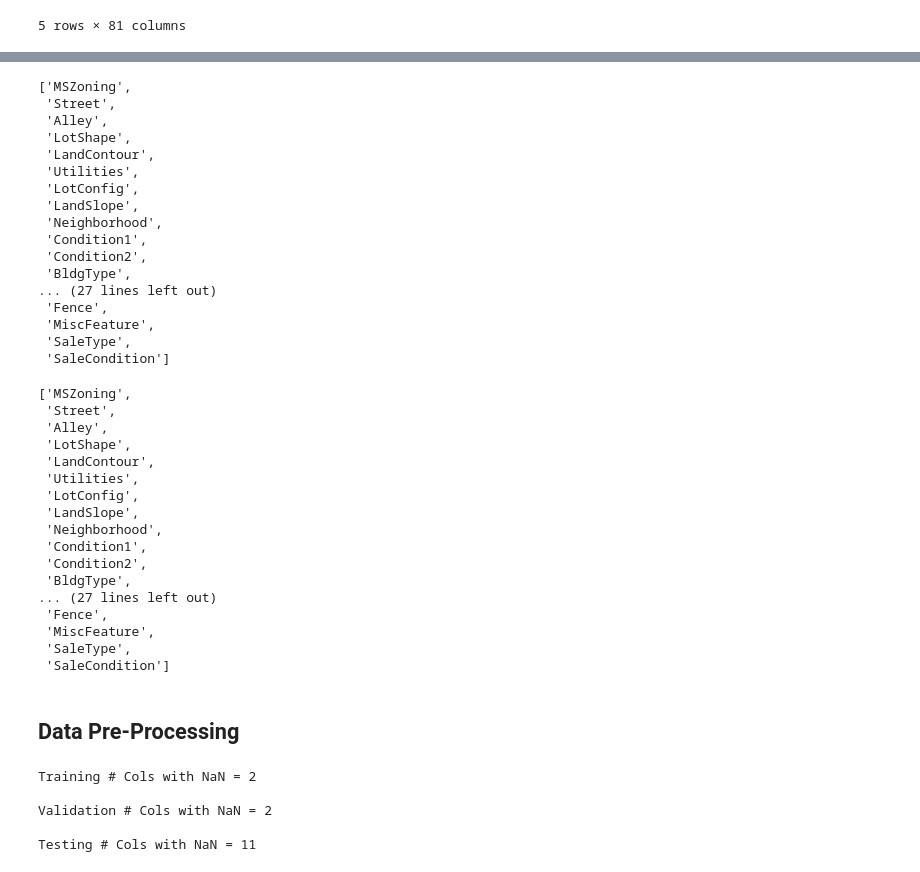
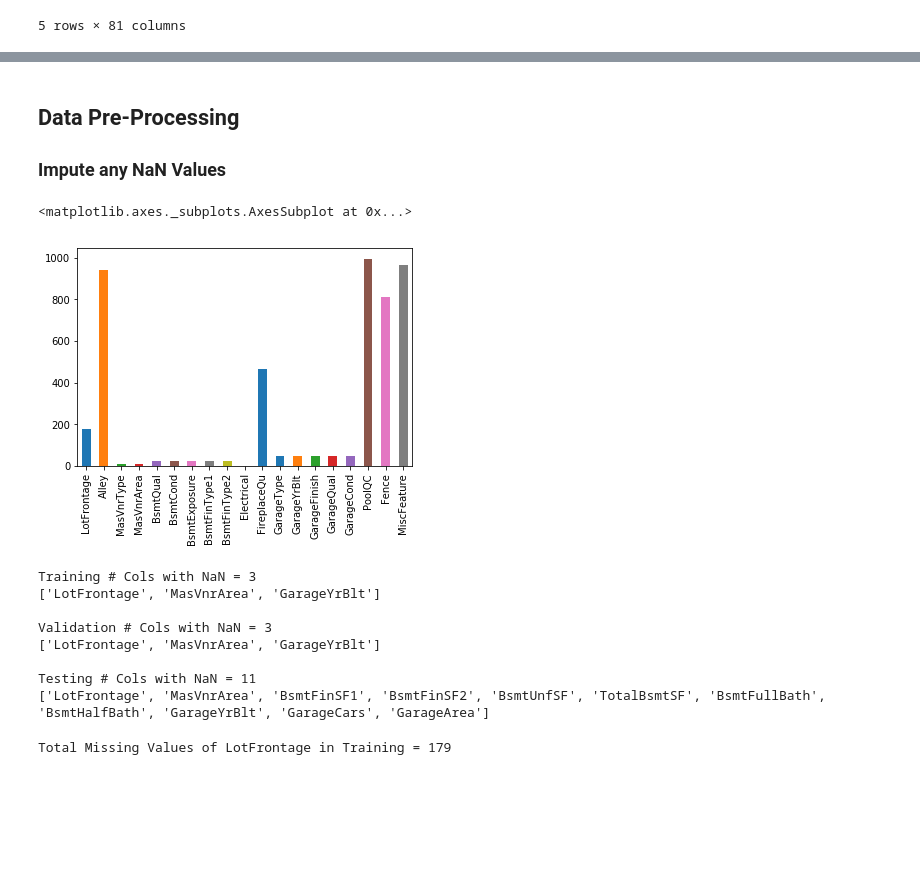
Before and after one commit to Wilson2214/HousePrice-MLClass, a Jupyter notebook: House Prices - Initial Linear Regression.ipynb, the cells around one changed output, grey strips where cells are left out. Drawn from its saved outputs; the diff is of its cells as text; code cells hidden in the pictures; blank space fills up the shorter version.

Commit message:
Replace Numerical NaN values

```diff
--- a/House Prices - Initial Linear Regression.ipynb
+++ b/House Prices - Initial Linear Regression.ipynb
@@ -62,61 +61,30 @@ valid = h2ovalid.as_data_frame()
 # Categorical Values
 
 cat_train = train.select_dtypes(include=['object'])
-list(cat_train)
 cat_valid = valid.select_dtypes(include=['object'])
-list(cat_valid)
 cat_test = test.select_dtypes(include=['object'])
-list(cat_test)
-# %% [output]
-['MSZoning',
- 'Street',
- 'Alley',
- 'LotShape',
- 'LandContour',
- 'Utilities',
- 'LotConfig',
- 'LandSlope',
- 'Neighborhood',
- 'Condition1',
- 'Condition2',
- 'BldgType',
-... (27 lines left out)
- 'Fence',
- 'MiscFeature',
- 'SaleType',
- 'SaleCondition']
 # %%
 # Numerical Values
 
 num_train = train.select_dtypes(exclude=['object'])
-list(num_train)
 num_valid = valid.select_dtypes(exclude=['object'])
-list(cat_valid)
 num_test = test.select_dtypes(exclude=['object'])
-list(cat_test)
-# %% [output]
-['MSZoning',
- 'Street',
- 'Alley',
- 'LotShape',
- 'LandContour',
- 'Utilities',
- 'LotConfig',
- 'LandSlope',
- 'Neighborhood',
- 'Condition1',
- 'Condition2',
- 'BldgType',
-... (27 lines left out)
- 'Fence',
- 'MiscFeature',
- 'SaleType',
- 'SaleCondition']
 # %% [markdown]
 ## Data Pre-Processing
+
+### Impute any NaN Values
+# %%
+# Visualize Missing Values (both Numerical and Categorical)
+
+trainmissing = train.isnull().sum()
+trainmissing = trainmissing[trainmissing>0]
+
+trainmissing
+trainmissing.plot.bar()
+# %% [output]
+<matplotlib.axes._subplots.AxesSubplot at 0x...>
+[figure, added]
 # %%
-# Impute any NaN values
-
 # Numerical values I will impute NaN with the median (per professors code)
 # Determine which columns have NaN
 
@@ -127,19 +95,26 @@ tecols = num_test.columns[num_test.isna().any()].tolist()
 # Impute the median value for LotFrontage and GarageYrBlt
 
 print('Training # Cols with NaN =', len(trcols))
+print(trcols)
 print()
 print('Validation # Cols with NaN =', len(vacols))
+print(vacols)
 print()
 print('Testing # Cols with NaN =', len(tecols))
-
-# instead of calling direct column names like professors code, we can call based on list i.e. trcols[0], trcols[1]
-
-# Categorial values I will have to do case by case
-# Start by determining which columns have NaN and what they should be replaced by
-# For example: If no basement, all basement related will be NaN but they should say No Basement...
+print(tecols)
 # %% [output]
-Training # Cols with NaN = 2
+Training # Cols with NaN = 3
+['LotFrontage', 'MasVnrArea', 'GarageYrBlt']
 
-Validation # Cols with NaN = 2
+Validation # Cols with NaN = 3
+['LotFrontage', 'MasVnrArea', 'GarageYrBlt']
 
 Testing # Cols with NaN = 11
+['LotFrontage', 'MasVnrArea', 'BsmtFinSF1', 'BsmtFinSF2', 'BsmtUnfSF', 'TotalBsmtSF', 'BsmtFullBath', 'BsmtHalfBath', 'GarageYrBlt', 'GarageCars', 'GarageArea']
+# %%
+# Lot Frontage: Linear feet of street connected to property
+out1 = num_train['LotFrontage'].isna().sum()
+
+print('Total Missing Values of LotFrontage in Training =', out1)
+# %% [output]
+Total Missing Values of LotFrontage in Training = 179
```
Also changed, not shown: parts of 15 cells of this notebook.
